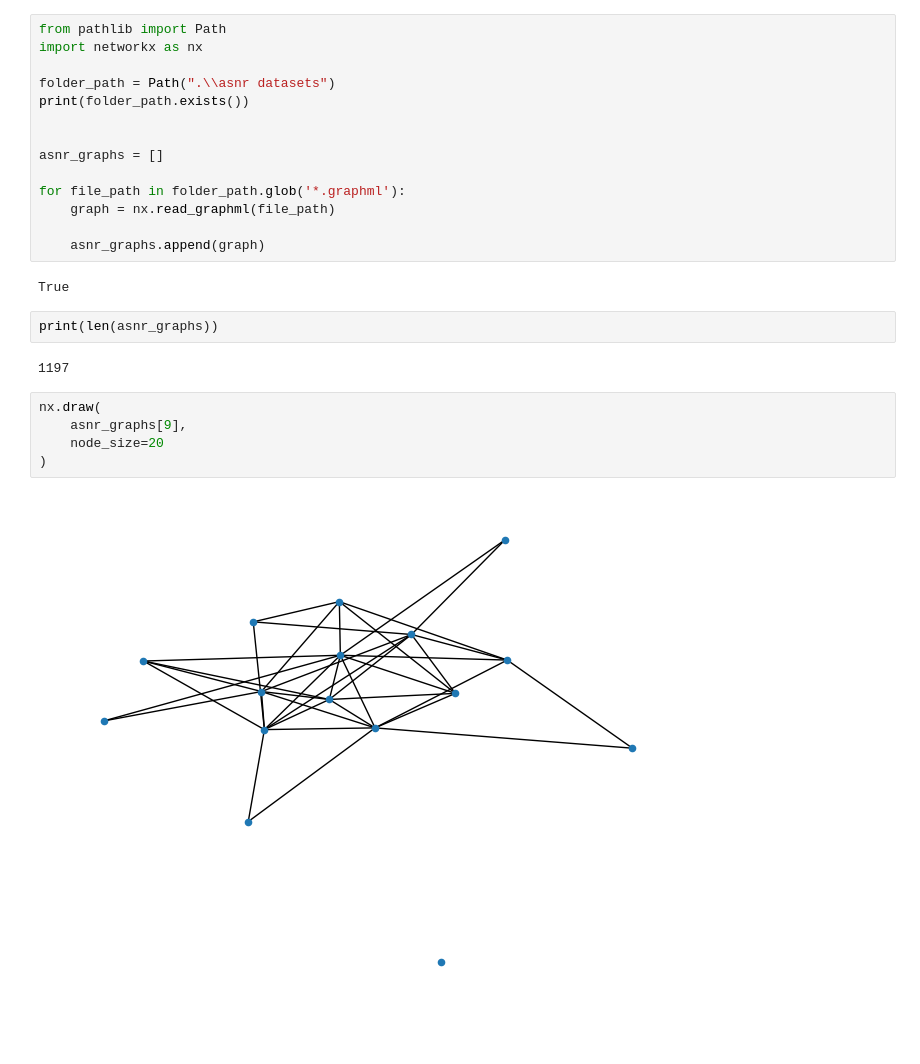
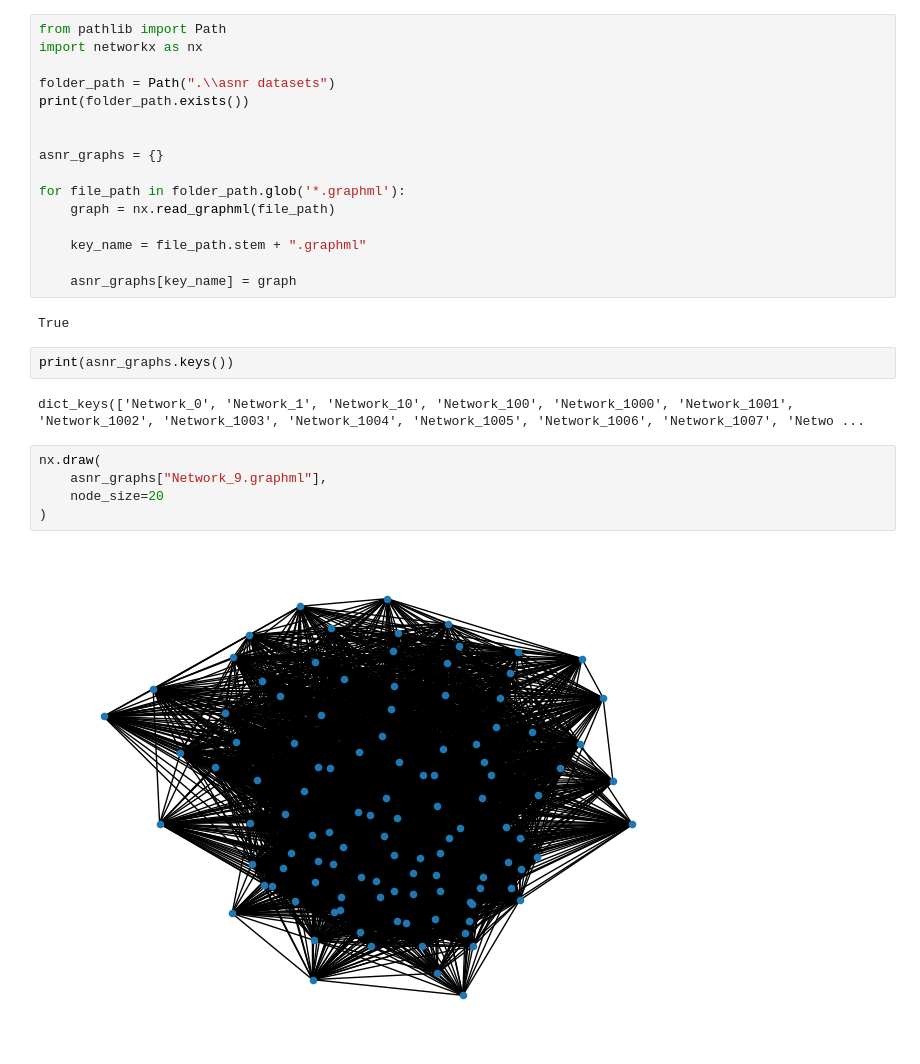
Before and after one commit to NickNorizadeh-cmd/Advanced-Machine-learning-with-NN---Project, a Jupyter notebook: load_asnr.ipynb, the cells around one changed output. Drawn from its saved outputs; the diff is of its cells as text; blank space fills up the shorter version.

Commit message:
add new dataset format to asnr

```diff
--- a/load_asnr.ipynb
+++ b/load_asnr.ipynb
@@ -8,22 +8,24 @@ folder_path = Path(".\\asnr datasets")
 print(folder_path.exists())
 
 
-asnr_graphs = []
+asnr_graphs = {}
 
 for file_path in folder_path.glob('*.graphml'):
     graph = nx.read_graphml(file_path)
 
-    asnr_graphs.append(graph)
+    key_name = file_path.stem + ".graphml"
+
+    asnr_graphs[key_name] = graph
 # %% [output]
 True
 # %%
-print(len(asnr_graphs))
+print(asnr_graphs.keys())
 # %% [output]
-1197
+dict_keys(['Network_0', 'Network_1', 'Network_10', 'Network_100', 'Network_1000', 'Network_1001', 'Network_1002', 'Network_1003', 'Network_1004', 'Network_1005', 'Network_1006', 'Network_1007', 'Netwo ...
 # %%
 nx.draw(
-    asnr_graphs[9],
+    asnr_graphs["Network_9.graphml"],
     node_size=20
 )
 # %% [output]
-[figure, old version]
+[figure, new version]
```
Also changed, not shown: parts of 3 cells of this notebook.
